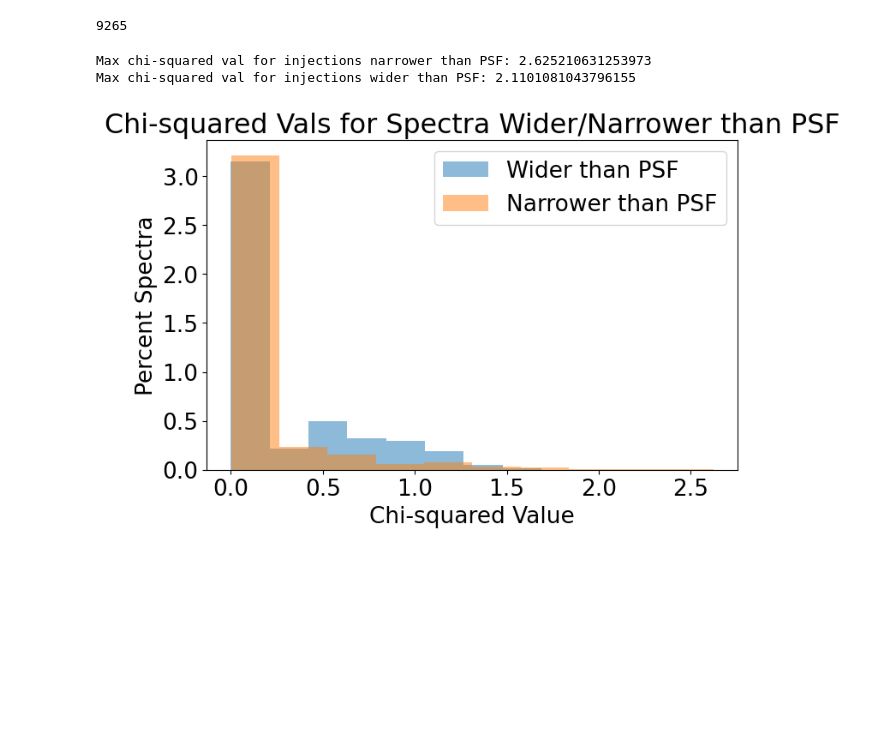
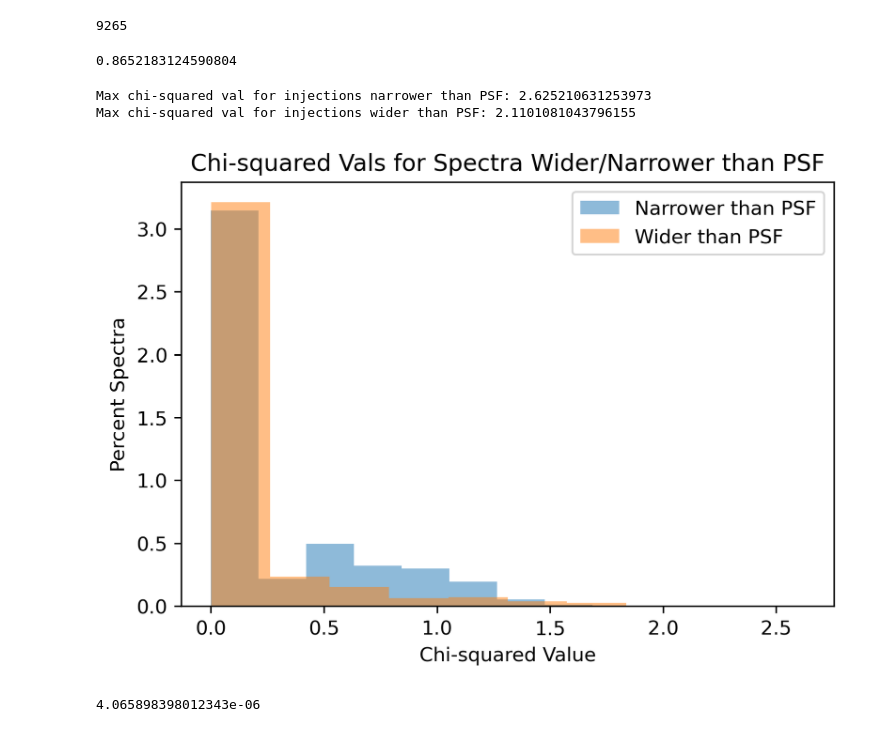
Before and after one commit to howardisaacson/APF-BL-DAP, a Jupyter notebook: Zoe/InjectionRecoveryChiSquaredCutoff/DetermineGaussianCutoff.ipynb, the cells around one changed output. Drawn from its saved outputs; the diff is of its cells as text; code cells hidden in the pictures; blank space fills up the shorter version.

```diff
--- a/Zoe/InjectionRecoveryChiSquaredCutoff/DetermineGaussianCutoff.ipynb
+++ b/Zoe/InjectionRecoveryChiSquaredCutoff/DetermineGaussianCutoff.ipynb
@@ -5,8 +5,9 @@
 import numpy as np
 import matplotlib.pylab as plt
 
-plt.rcParams["figure.figsize"] = (8,5)
-plt.rcParams.update({'font.size': 19})
+plt.rcParams["figure.dpi"] = 300
+# plt.rcParams["figure.figsize"] = (8,5)
+# plt.rcParams.update({'font.size': 19})
 # %%
 spectra_chi = np.load('spectra_chi_squared.npy')
 spectra_widths = np.load('spectra_widths.npy')
@@ -26,18 +25,25 @@ percentile = 95
+# %%
+np.percentile(spectra_chi[spectra_widths > 2.7], 95)
+# %% [output]
+0.8652183124590804
 # %%
-plt.hist(spectra_chi[spectra_widths < 2.7], density=True, alpha=0.5, label='Wider than PSF')
-plt.hist(spectra_chi[spectra_widths > 2.7], density=True, alpha=0.5, label='Narrower than PSF')
+plt.hist(spectra_chi[spectra_widths < 2.7], density=True, alpha=0.5, label='Narrower than PSF')
+plt.hist(spectra_chi[spectra_widths > 2.7], density=True, alpha=0.5, label='Wider than PSF')
 plt.legend()
 plt.title('Chi-squared Vals for Spectra Wider/Narrower than PSF')
 plt.xlabel('Chi-squared Value')
 plt.ylabel('Percent Spectra')
 
 print('Max chi-squared val for injections narrower than PSF: ' + str(max(spectra_chi[spectra_widths > 2.7])))
 print('Max chi-squared val for injections wider than PSF: ' + str(max(spectra_chi[spectra_widths < 2.7])))
 plt.show()
+
+print(min(spectra_chi))
 # %% [output]
 Max chi-squared val for injections narrower than PSF: 2.625210631253973
 Max chi-squared val for injections wider than PSF: 2.1101081043796155
-[figure, old version]
+[figure, new version]
+4.065898398012343e-06
 # %%
 # spect_cutoff = np.percentile(spectra_chi, percentile)
 
```
Also changed, not shown: parts of 3 cells of this notebook, 13 other files.
